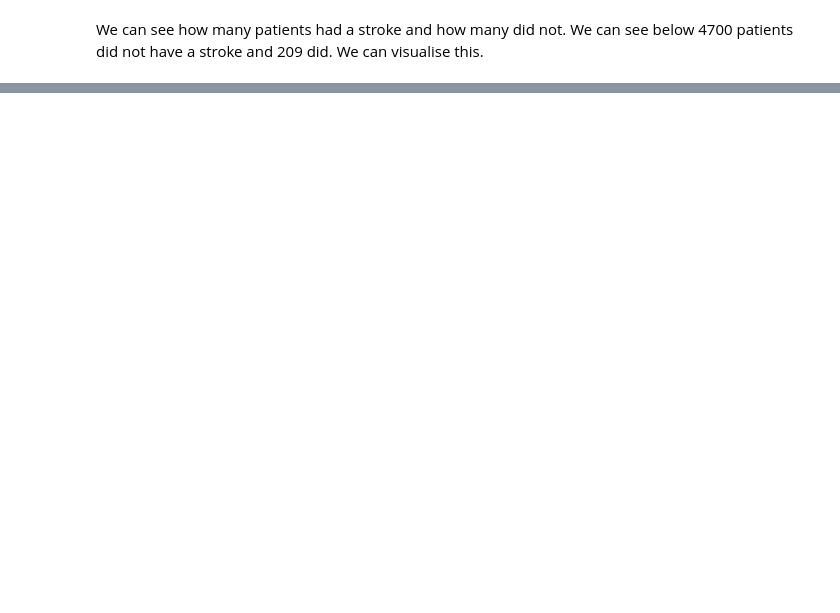
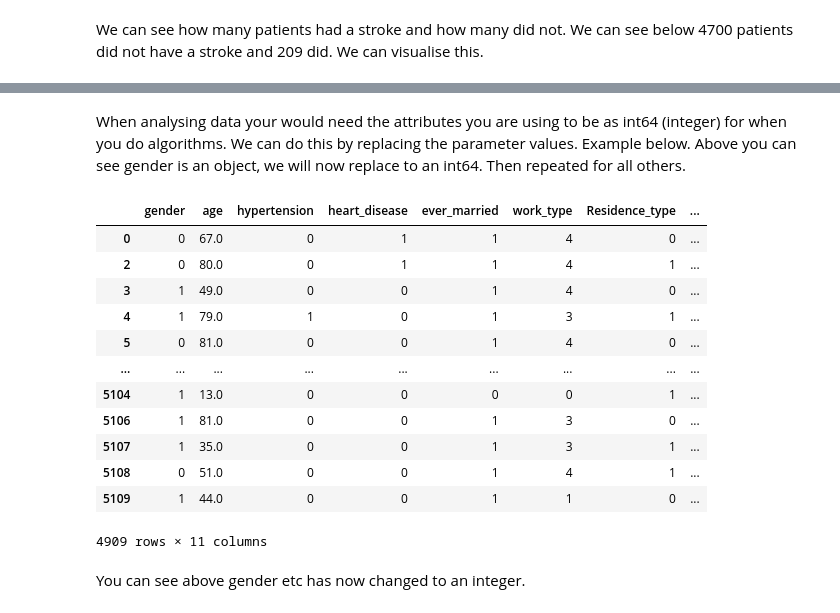
Before and after one commit to JoniGellatly/hello-world, a Jupyter notebook: Untitled7.ipynb, the cells around one changed output, grey strips where cells are left out. Saved outputs shown, nothing was run; the diff lists cells and outputs as text; code cells hidden in the pictures; blank space fills up the shorter version.

```diff
--- a/Untitled7.ipynb
+++ b/Untitled7.ipynb
@@ -235,0 +133,3 @@ We can now visualise this.
+# %%
+df.drop(['id'], axis=1, inplace=True)
+df.describe()
@@ -235,0 +234,25 @@ We can now visualise this.
+# %% [markdown]
+When analysing data your would need the attributes you are using to be as int64 (integer) for when you do algorithms. We can do this by replacing the parameter values. Example below.  Above you can see gender is an object, we will now replace to an int64. Then repeated for all others.
+# %%
+df['gender'] = df['gender'].replace({'Female': 1,'Male': 0, 'Other': -1}) #replace objects to integers i.e. Female to 1
+df['ever_married'] = df['ever_married'].replace({'Yes': 1,'No': 0}) #replace objects to integers
+df['work_type'] = df['work_type'].replace({'Private': 4,'Self-employed': 3,'Never_worked': 2, 'Govt_job' : 1, 'children' : 0}) #replace objects to integers
+df['Residence_type'] = df['Residence_type'].replace({'Rural': 1, 'Urban' : 0}) #replace objects to integers
+df['smoking_status'] = df['smoking_status'].replace({'Unknown': 3, 'smokes' : 2, 'formerly smoked': 1, 'never smoked' : 0}) #replace objects to integers
+df
+# %% [output]
+|  | gender | age | hypertension | heart_disease | ever_married | work_type | Residence_type | ... |
+| 0 | 0 | 67.0 | 0 | 1 | 1 | 4 | 0 | ... |
+| 2 | 0 | 80.0 | 0 | 1 | 1 | 4 | 1 | ... |
+| 3 | 1 | 49.0 | 0 | 0 | 1 | 4 | 0 | ... |
+| 4 | 1 | 79.0 | 1 | 0 | 1 | 3 | 1 | ... |
+| 5 | 0 | 81.0 | 0 | 0 | 1 | 4 | 0 | ... |
+| ... | ... | ... | ... | ... | ... | ... | ... | ... |
+| 5104 | 1 | 13.0 | 0 | 0 | 0 | 0 | 1 | ... |
+| 5106 | 1 | 81.0 | 0 | 0 | 1 | 3 | 0 | ... |
+| 5107 | 1 | 35.0 | 0 | 0 | 1 | 3 | 1 | ... |
+| 5108 | 0 | 51.0 | 0 | 0 | 1 | 4 | 1 | ... |
+| 5109 | 1 | 44.0 | 0 | 0 | 1 | 1 | 0 | ... |
+4909 rows × 11 columns
+# %% [markdown]
+You can see above gender etc has now changed to an integer.
```
Also changed, not shown: parts of 52 cells of this notebook.
